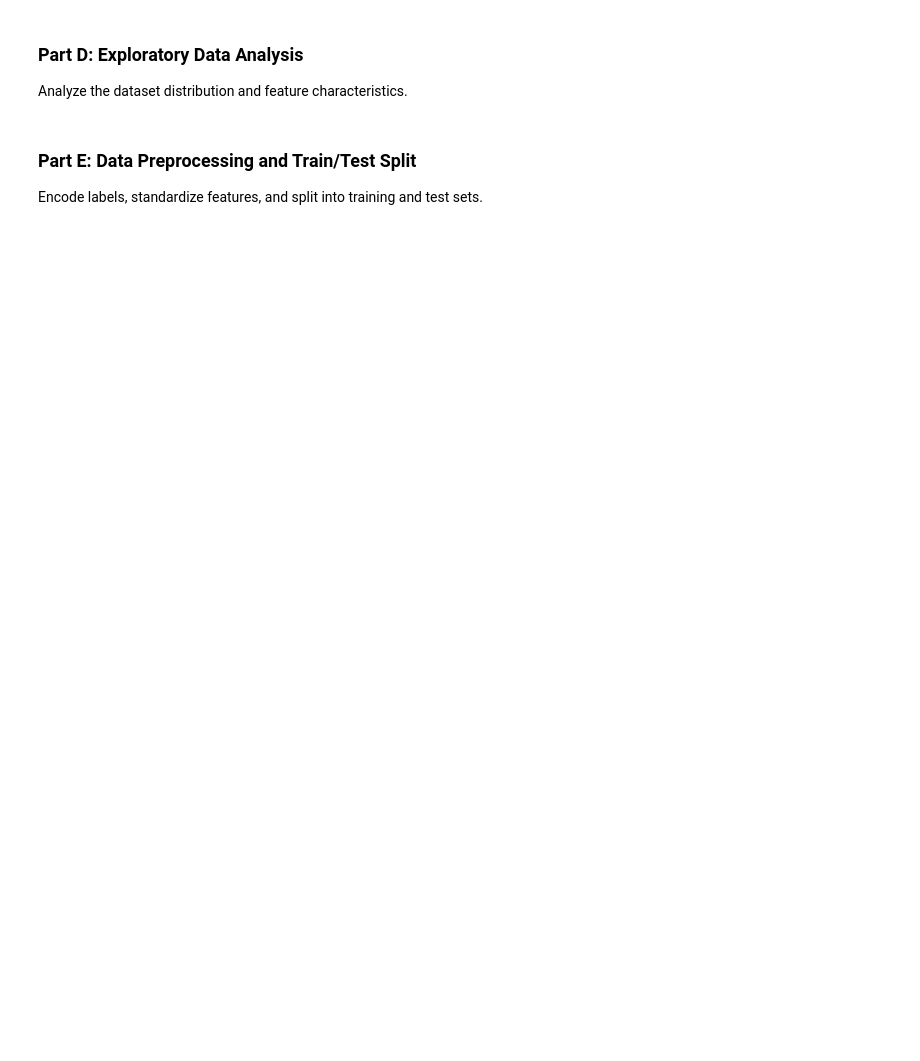
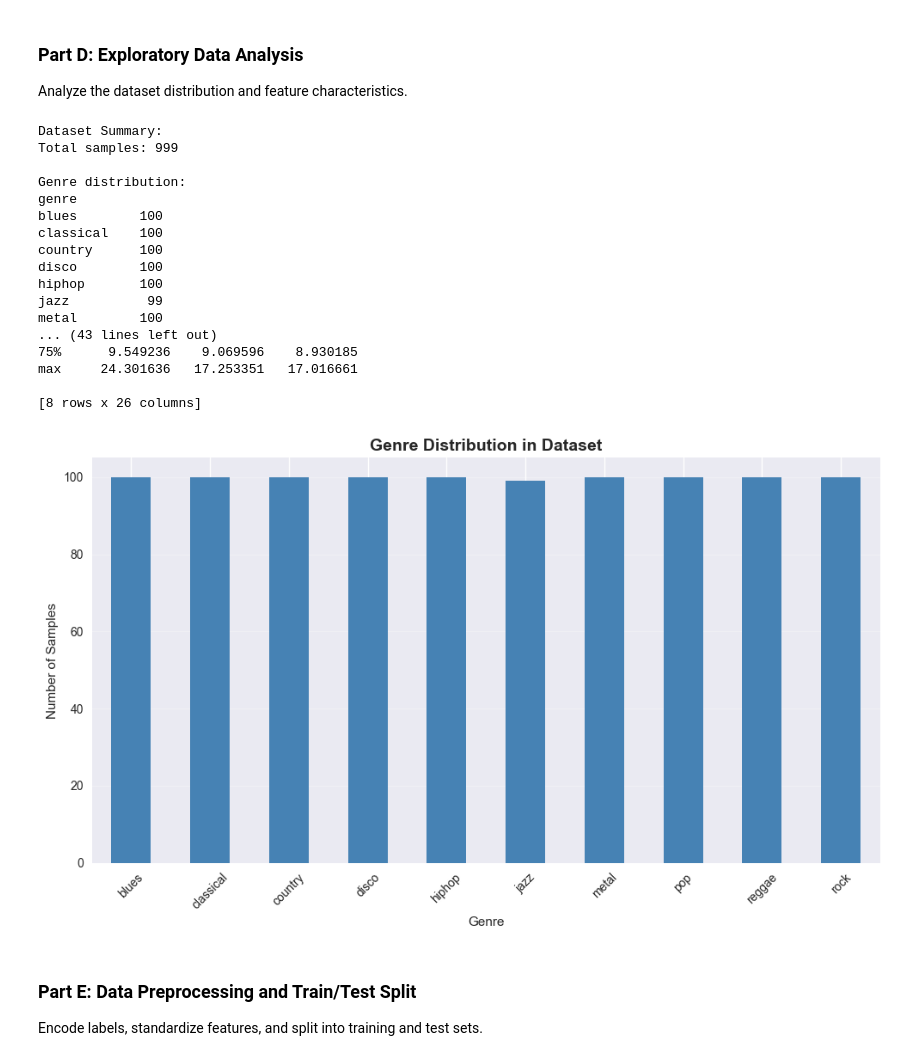
Before and after one commit to Papi-Hokage/music-genre-classification, a Jupyter notebook: Music Genre Final Project.ipynb, the cells around one changed output. Saved outputs shown, nothing was run; the diff lists cells and outputs as text; code cells hidden in the pictures; blank space fills up the shorter version.

```diff
--- a/Music Genre Final Project.ipynb
+++ b/Music Genre Final Project.ipynb
@@ -478,27 +516,45 @@ def visualize_mfcc(file_path, genre):
 Analyze the dataset distribution and feature characteristics.
 # %%
 # Create DataFrame for analysis
-# Uncomment after extracting features
-# df = pd.DataFrame(X)
-# df['genre'] = y
+df = pd.DataFrame(X)
+df['genre'] = y
 
-# print("Dataset Summary:")
-# print(f"Total samples: {len(df)}")
-# print(f"\nGenre distribution:")
-# print(df['genre'].value_counts().sort_index())
-# print(f"\nFeature statistics:")
-# print(df.drop('genre', axis=1).describe())
+print("Dataset Summary:")
+print(f"Total samples: {len(df)}")
+print(f"\nGenre distribution:")
+print(df['genre'].value_counts().sort_index())
+print(f"\nFeature statistics:")
+print(df.drop('genre', axis=1).describe())
 
-# # Visualize genre distribution
-# plt.figure(figsize=(10, 6))
-# df['genre'].value_counts().sort_index().plot(kind='bar', color='steelblue')
-# plt.title('Genre Distribution in Dataset', fontsize=14, fontweight='bold')
-# plt.xlabel('Genre')
-# plt.ylabel('Number of Samples')
-# plt.xticks(rotation=45)
-# plt.grid(axis='y', alpha=0.3)
-# plt.tight_layout()
-# plt.show()
+# Visualize genre distribution
+plt.figure(figsize=(10, 6))
+df['genre'].value_counts().sort_index().plot(kind='bar', color='steelblue')
+plt.title('Genre Distribution in Dataset', fontsize=14, fontweight='bold')
+plt.xlabel('Genre')
+plt.ylabel('Number of Samples')
+plt.xticks(rotation=45)
+plt.grid(axis='y', alpha=0.3)
+plt.tight_layout()
+plt.show()
+# %% [output]
+Dataset Summary:
+Total samples: 999
+
+Genre distribution:
+genre
+blues        100
+classical    100
+country      100
+disco        100
+hiphop       100
+jazz          99
+metal        100
+... (43 lines left out)
+75%      9.549236    9.069596    8.930185
+max     24.301636   17.253351   17.016661
+
+[8 rows x 26 columns]
+[figure, added]
 # %% [markdown]
 ### Part E: Data Preprocessing and Train/Test Split
 
```
Also changed, not shown: parts of 19 cells of this notebook, 3 other files.
